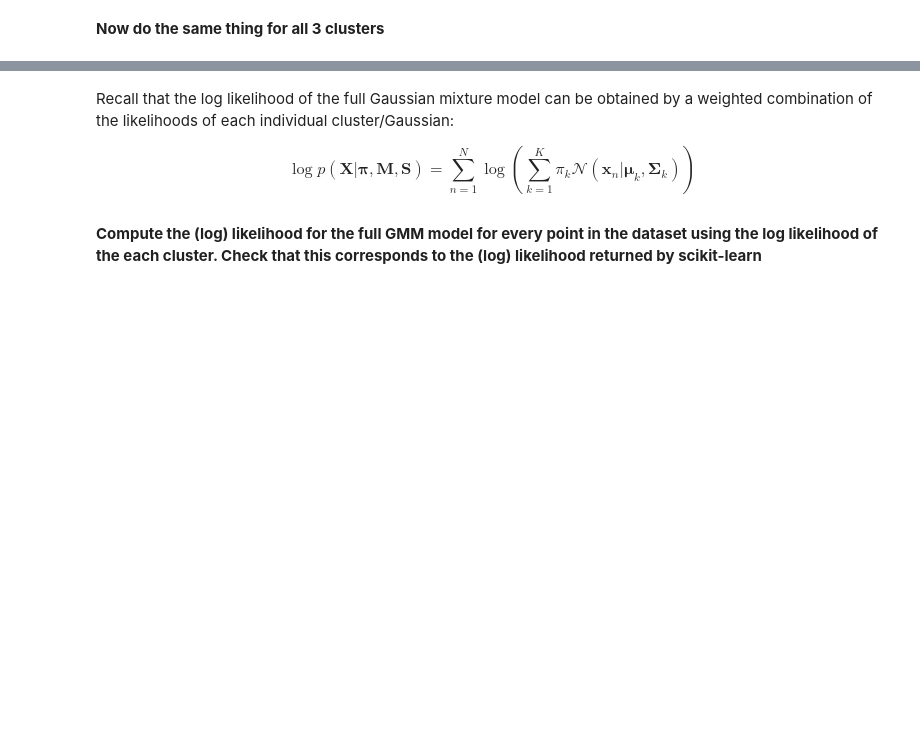
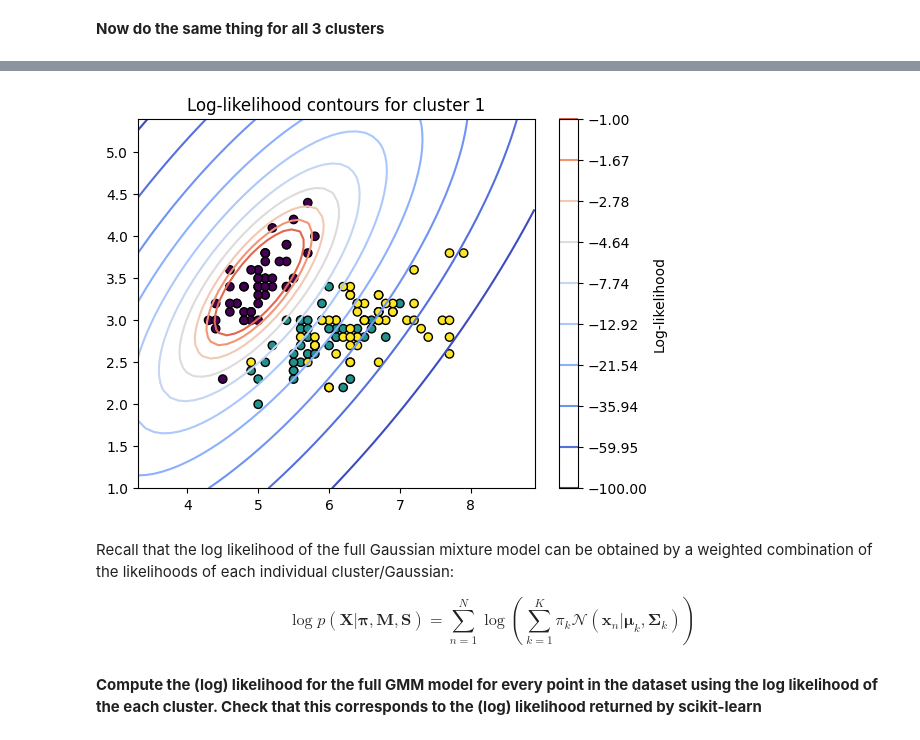
Before and after one commit to audreybvt/ML, a Jupyter notebook: Lab 7 mixtures of Gaussians.ipynb, the cells around one changed output, grey strips where cells are left out. Drawn from its saved outputs; the diff is of its cells as text; code cells hidden in the pictures; blank space fills up the shorter version.

```diff
--- a/Lab 7 mixtures of Gaussians.ipynb
+++ b/Lab 7 mixtures of Gaussians.ipynb
@@ -269,3 +333,30 @@ def log_likelihood(X: np.ndarray, mu: np.ndarray, Sigma: np.ndarray) -> np.ndarr
+# %%
+# Cluster 2
+mu = gmm.means_[2][:2]
+Sigma = gmm.covariances_[2][:2, :2]
+
+
+predictor = lambda X: log_likelihood(X, mu, Sigma)
+
+
+xx, yy, zz = map_space(predictor, xmin=X_iris_2d[:,0].min()-1, xmax=X_iris_2d[:,0].max()+1,
+                                     ymin=X_iris_2d[:,1].min()-1, ymax=X_iris_2d[:,1].max()+1)
+
+
+from matplotlib.colors import SymLogNorm
+contour = plt.contour(
+    xx, yy, zz,
+    levels=-np.logspace(0,2,10)[::-1],
+    norm=SymLogNorm(linthresh=3, linscale=1, vmin=-100, vmax=0),
+    cmap=plt.cm.coolwarm
+)
+plt.scatter(X_iris_2d[:, 0], X_iris_2d[:, 1], c=y_iris, cmap='viridis', edgecolor='k')
+cbar = plt.colorbar(contour)
+cbar.set_label('Log-likelihood')
+plt.title("Log-likelihood contours for cluster 1")
+plt.show()
+# %% [output]
+[figure, added]
 # %% [markdown]
 Recall that the log likelihood of the full Gaussian mixture model can be obtained by a weighted combination of the likelihoods of each individual cluster/Gaussian:
 
```
Also changed, not shown: parts of 4 cells of this notebook.
